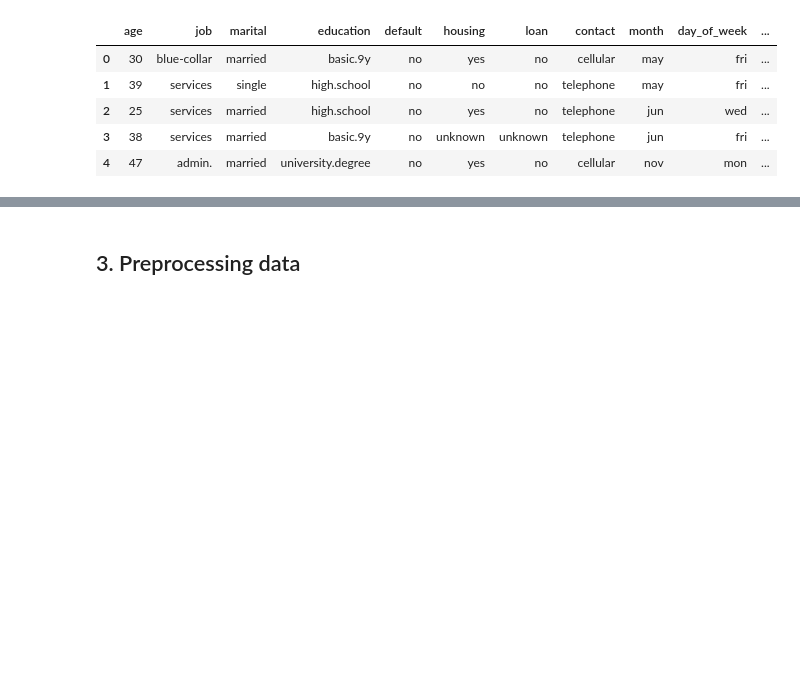
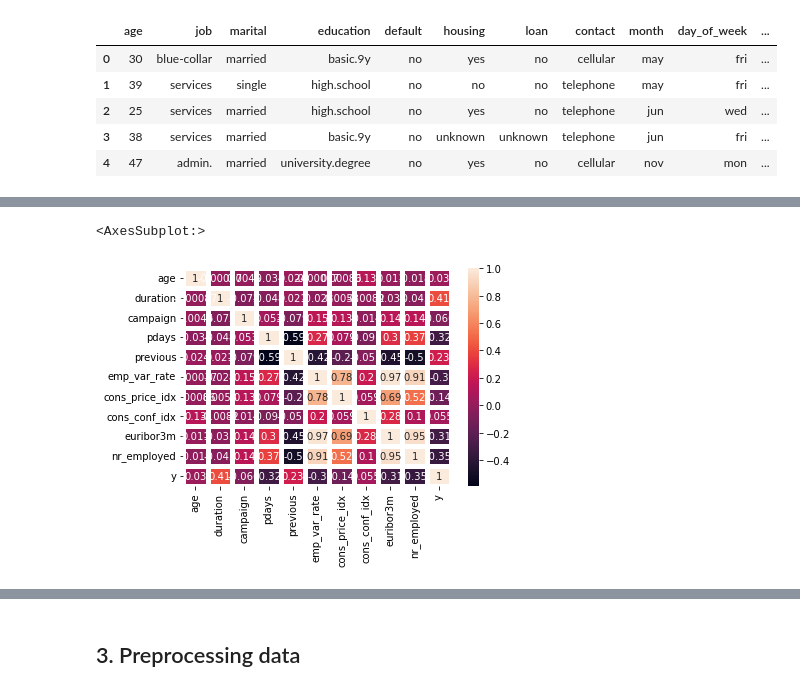
Before and after one commit to CGAInstitution/proxecto-final-ud2-GuillermoGarMar, a Jupyter notebook: ML.UD2.Supervised-FinalProject.ipynb, the cells around one changed output, grey strips where cells are left out. Cells and saved outputs as stored; diff of their text form; code cells hidden in the pictures; blank space fills up the shorter version.

Commit message:
heatmap

```diff
--- a/ML.UD2.Supervised-FinalProject.ipynb
+++ b/ML.UD2.Supervised-FinalProject.ipynb
@@ -101,0 +93,5 @@ dtype: int64
+# %%
+sns.heatmap(dftrain.corr(),annot=True,linewidths=5)
+# %% [output]
+<AxesSubplot:>
+[figure, added]
```
Also changed, not shown: parts of 4 cells of this notebook.
